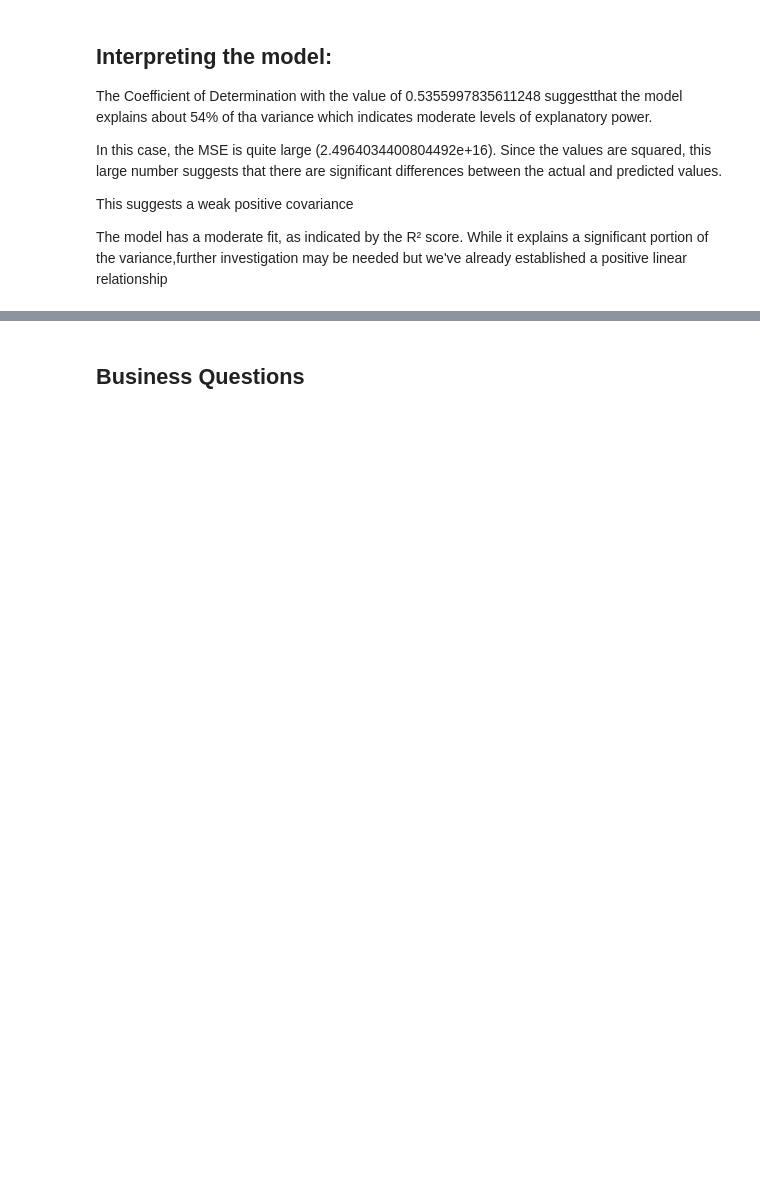
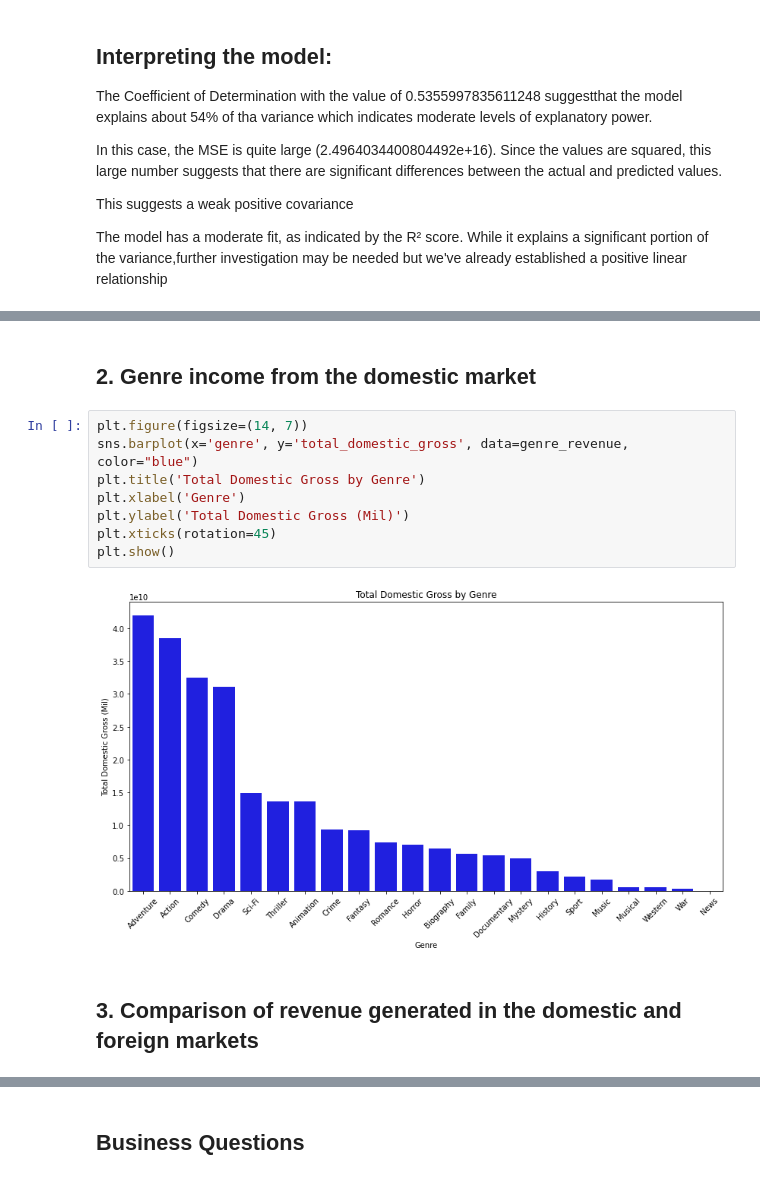
Before and after one commit to BLACKSPI/Phase2_project_group5, a Jupyter notebook: student.ipynb, the cells around one changed output, grey strips where cells are left out. Drawn from its saved outputs; the diff is of its cells as text; blank space fills up the shorter version.

```diff
--- a/student.ipynb
+++ b/student.ipynb
@@ -823,0 +837,14 @@ The model has a moderate fit, as indicated by the R² score. While it explains a
+# %% [markdown]
+## 2. Genre income from the domestic market
+# %%
+plt.figure(figsize=(14, 7))
+sns.barplot(x='genre', y='total_domestic_gross', data=genre_revenue, color="blue")
+plt.title('Total Domestic Gross by Genre')
+plt.xlabel('Genre')
+plt.ylabel('Total Domestic Gross (Mil)')
+plt.xticks(rotation=45)
+plt.show()
+# %% [output]
+[figure, added]
+# %% [markdown]
+## 3. Comparison of revenue generated in the domestic and foreign markets
```
Also changed, not shown: parts of 30 cells of this notebook, 8 other files.
